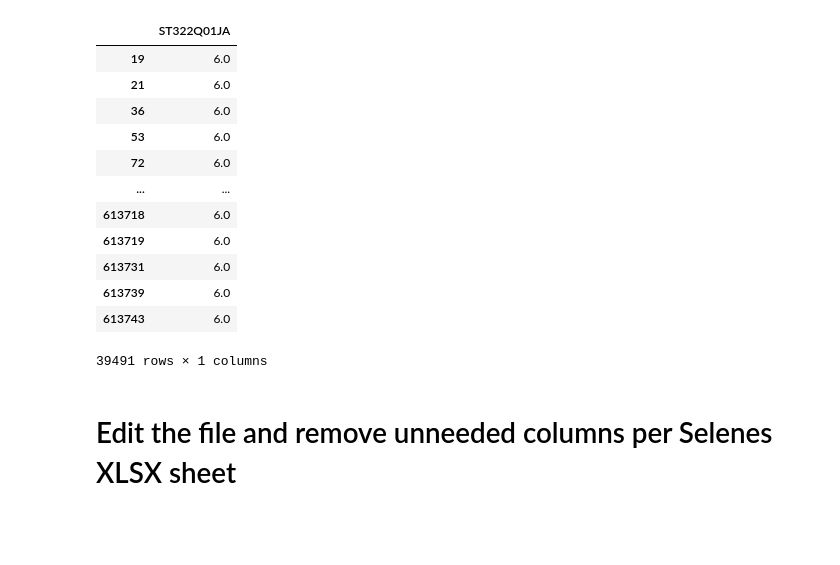
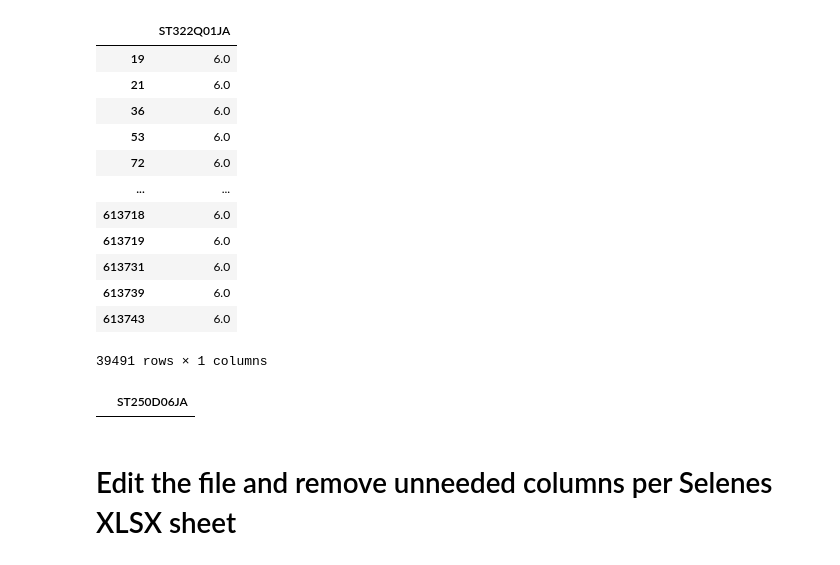
Before and after one commit to mdreeling-mids/mids-capstone, a Jupyter notebook: notebooks/eda/with-wle-latent/1. SPSS-Load-and-Edit.ipynb, the cells around one changed output. Cells and saved outputs as stored; diff of their text form; code cells hidden in the pictures; blank space fills up the shorter version.

```diff
--- a/notebooks/eda/with-wle-latent/1. SPSS-Load-and-Edit.ipynb
+++ b/notebooks/eda/with-wle-latent/1. SPSS-Load-and-Edit.ipynb
@@ -161,6 +181,10 @@ student_dataset.loc[student_dataset['ST322Q01JA'].isin([6, 6.0]), ['ST322Q01JA']
 | 613739 | 6.0 |
 | 613743 | 6.0 |
 39491 rows × 1 columns
+# %%
+student_dataset.loc[student_dataset['ST250D06JA'].isin([9999997, 9999998, 9999999]), ['ST250D06JA']]
+# %% [output]
+|  | ST250D06JA |
 # %% [markdown]
 # Edit the file and remove unneeded columns per Selenes XLSX sheet
 # %% [markdown]
```
Also changed, not shown: parts of 13 cells of this notebook, 3 other files.
